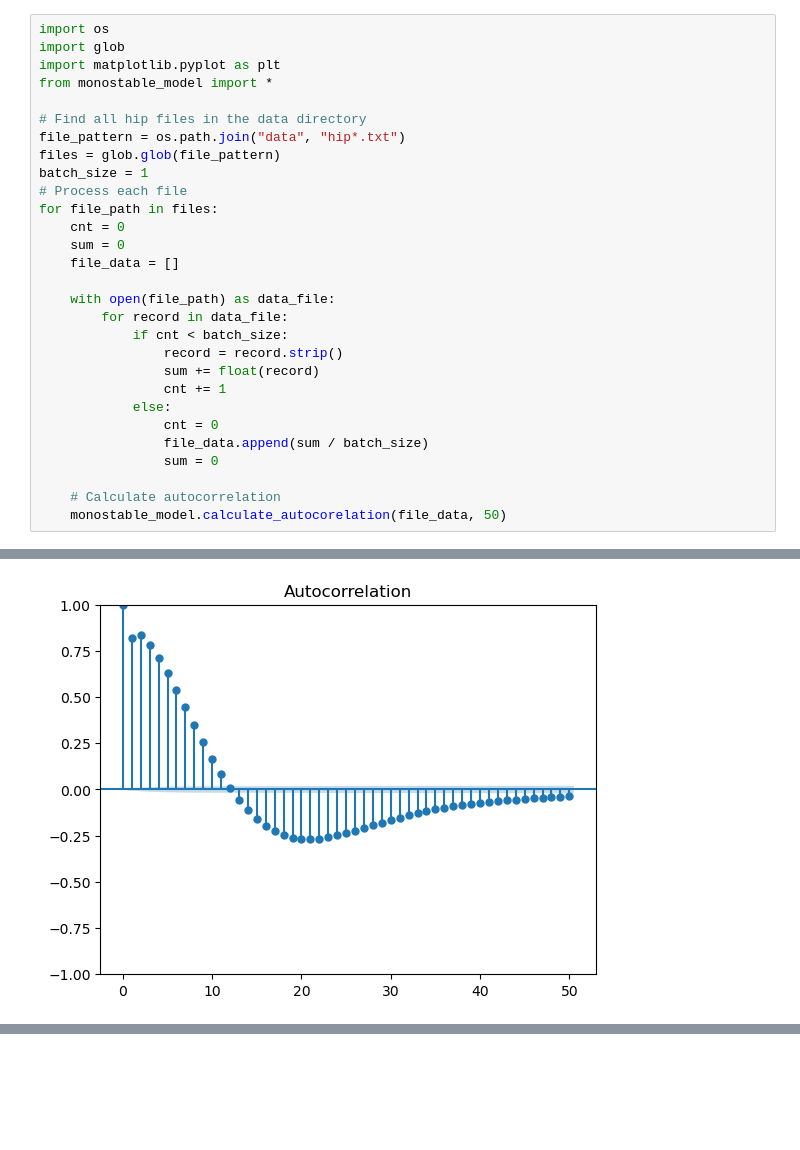
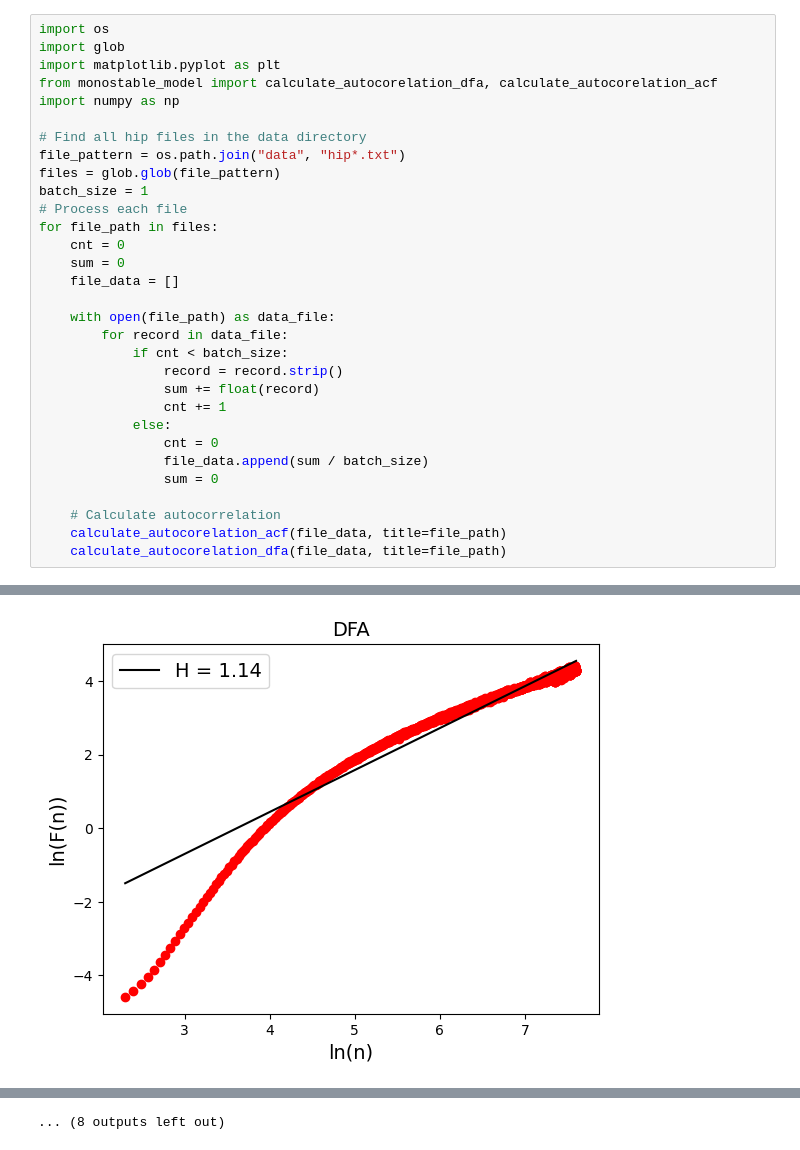
Before and after one commit to University-of-Silesia-Ion-Channel/Jonus, a Jupyter notebook: interactable.ipynb, the cells around one changed output, grey strips where cells are left out. Cells and saved outputs as stored; diff of their text form; blank space fills up the shorter version.

Commit message:
Enhance ion_channel_model to return breakpoints; add DFA calculation and plotting functions

```diff
--- a/interactable.ipynb
+++ b/interactable.ipynb
@@ -185,7 +143,8 @@ True
 import os
 import glob
 import matplotlib.pyplot as plt
-from monostable_model import *
+from monostable_model import calculate_autocorelation_dfa, calculate_autocorelation_acf
+import numpy as np
 
 # Find all hip files in the data directory
 file_pattern = os.path.join("data", "hip*.txt")
@@ -209,5 +168,6 @@ for file_path in files:
                 sum = 0
 
     # Calculate autocorrelation
-    monostable_model.calculate_autocorelation(file_data, 50)
+    calculate_autocorelation_acf(file_data, title=file_path)
+    calculate_autocorelation_dfa(file_data, title=file_path)
 # %% [output]
@@ -216 +176 @@ for file_path in files:
-[figure, old version]
+[figure, new version]
@@ -218,0 +186 @@ for file_path in files:
+... (8 outputs left out)
```
Also changed, not shown: parts of 8 cells of this notebook, 2 other files.
